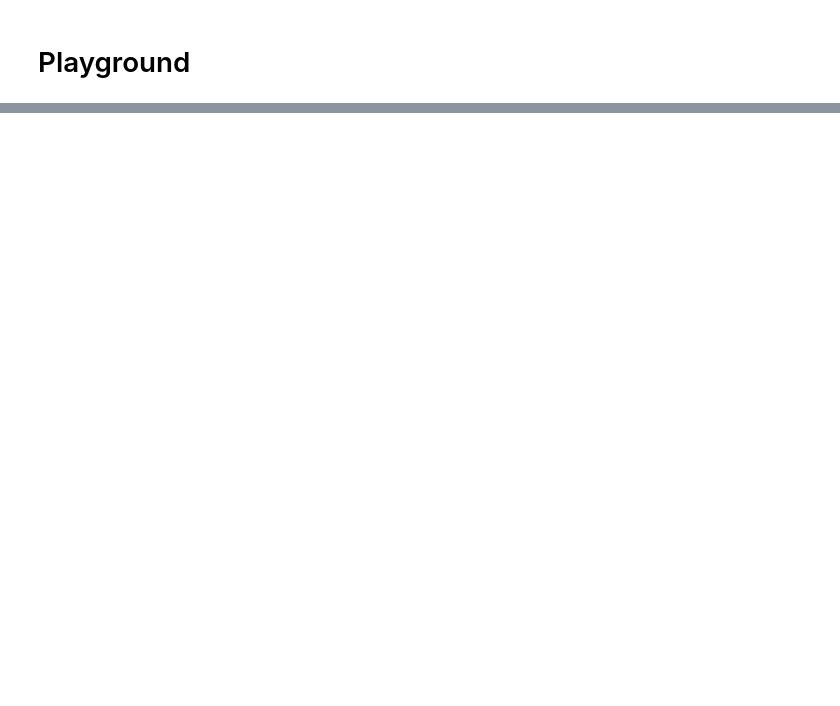
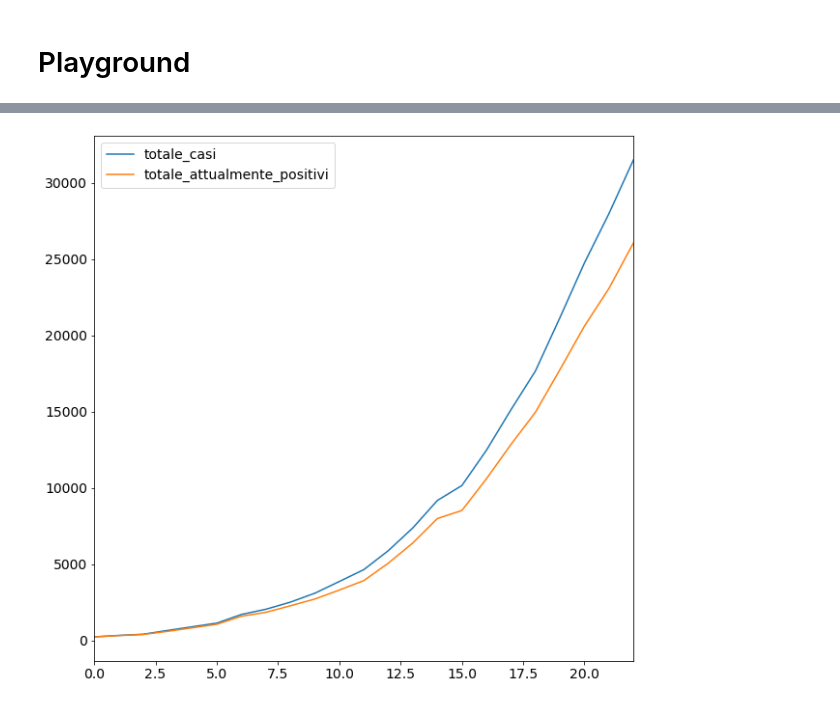
Before and after one commit to gbellandi/corona_model, a Jupyter notebook: Corona_model_scenarios_JHUdata.ipynb, the cells around one changed output, grey strips where cells are left out. Saved outputs shown, nothing was run; the diff lists cells and outputs as text; code cells hidden in the pictures; blank space fills up the shorter version.

```diff
--- a/Corona_model_scenarios_JHUdata.ipynb
+++ b/Corona_model_scenarios_JHUdata.ipynb
@@ -107,0 +112,5 @@ interactive(children=(FloatSlider(value=200000.0, continuous_update=False, descr
+# %%
+url = "https://raw.githubusercontent.com/pcm-dpc/COVID-19/master/dati-andamento-nazionale/dpc-covid19-ita-andamento-nazionale.csv"
+df = pd.read_csv(url)
+# %%
+df.set_index('data').head()
@@ -107,0 +125,4 @@ interactive(children=(FloatSlider(value=200000.0, continuous_update=False, descr
+# %%
+df[['totale_casi', 'totale_attualmente_positivi']].plot(figsize=(10,10));
+# %% [output]
+[figure, added]
```
Also changed, not shown: parts of 18 cells of this notebook.
